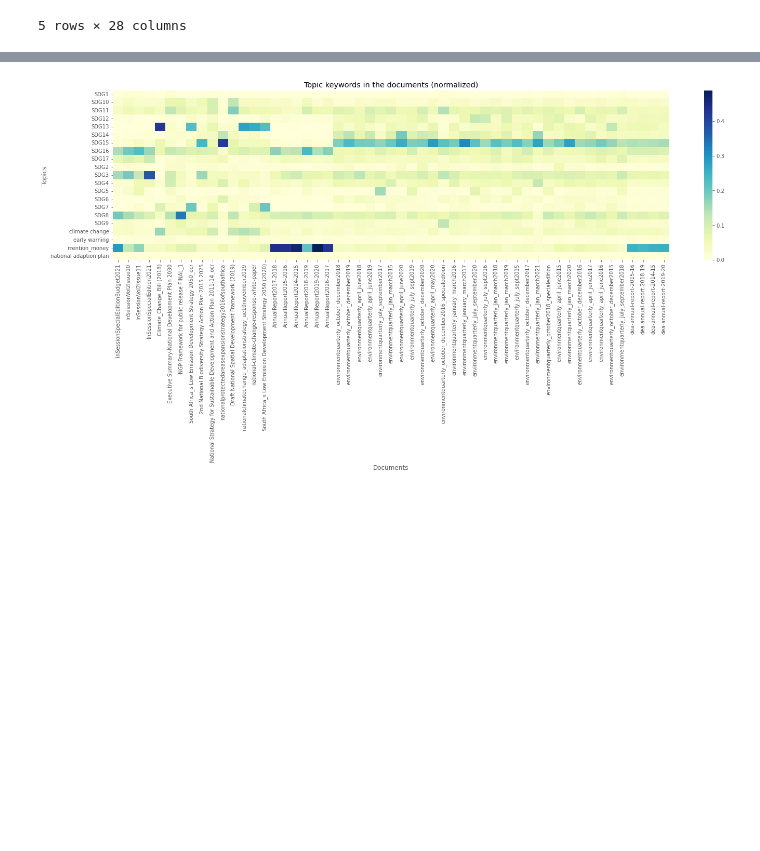
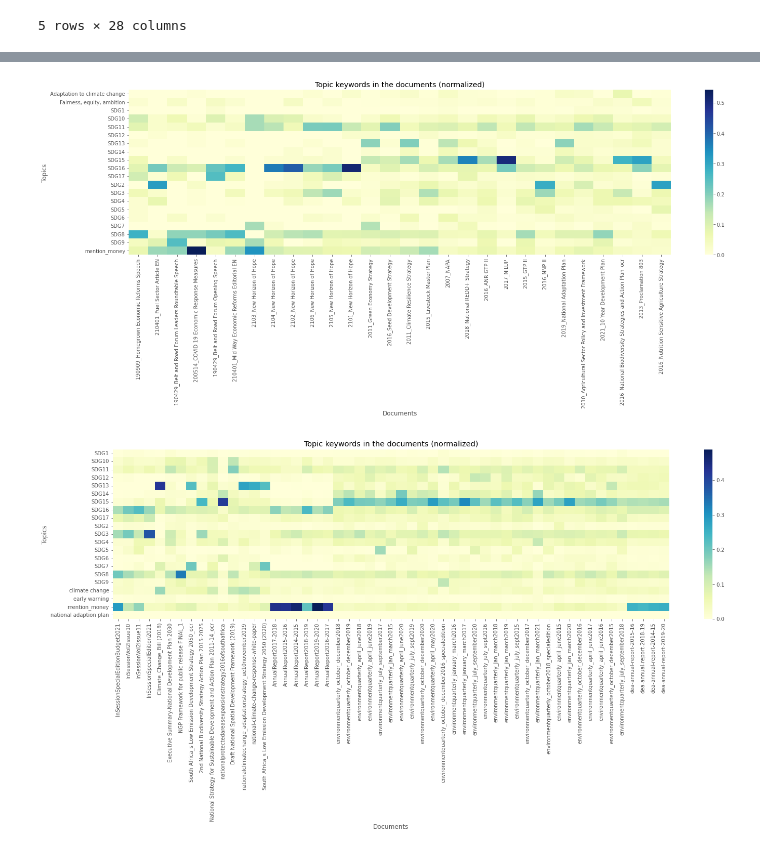
Before and after one commit to rsgier/Hack4Good-GIZ_policy, a Jupyter notebook: code/GIZ Data Exploration-for_presentation.ipynb, the cells around one changed output, grey strips where cells are left out. Drawn from its saved outputs; the diff is of its cells as text; code cells hidden in the pictures; blank space fills up the shorter version.

```diff
--- a/code/GIZ Data Exploration-for_presentation.ipynb
+++ b/code/GIZ Data Exploration-for_presentation.ipynb
@@ -557,3 +574,17 @@ plt.show()
+# %%
+plt.figure(figsize=(24,6)) #16, 6
+ax = sns.heatmap(normed_by_col_sum,
+                 #annot=True, fmt="d",
+                 cmap="YlGnBu")
+plt.xlabel("Documents")
+plt.ylabel("Topics")
+title = ("Topic keywords in the documents (normalized)")
+plt.title(title)
+file_name=(title + (' all docs Ethiopia v1.png'))
+plt.savefig((plot_folder+file_name), dpi=300, bbox_inches='tight')
+plt.show()
+# %% [output]
+[figure, added]
 # %%
 plt.figure(figsize=(24,6)) #16, 6
 ax = sns.heatmap(normed_by_col_sum,
```
Also changed, not shown: parts of 40 cells of this notebook, 1 other file.
